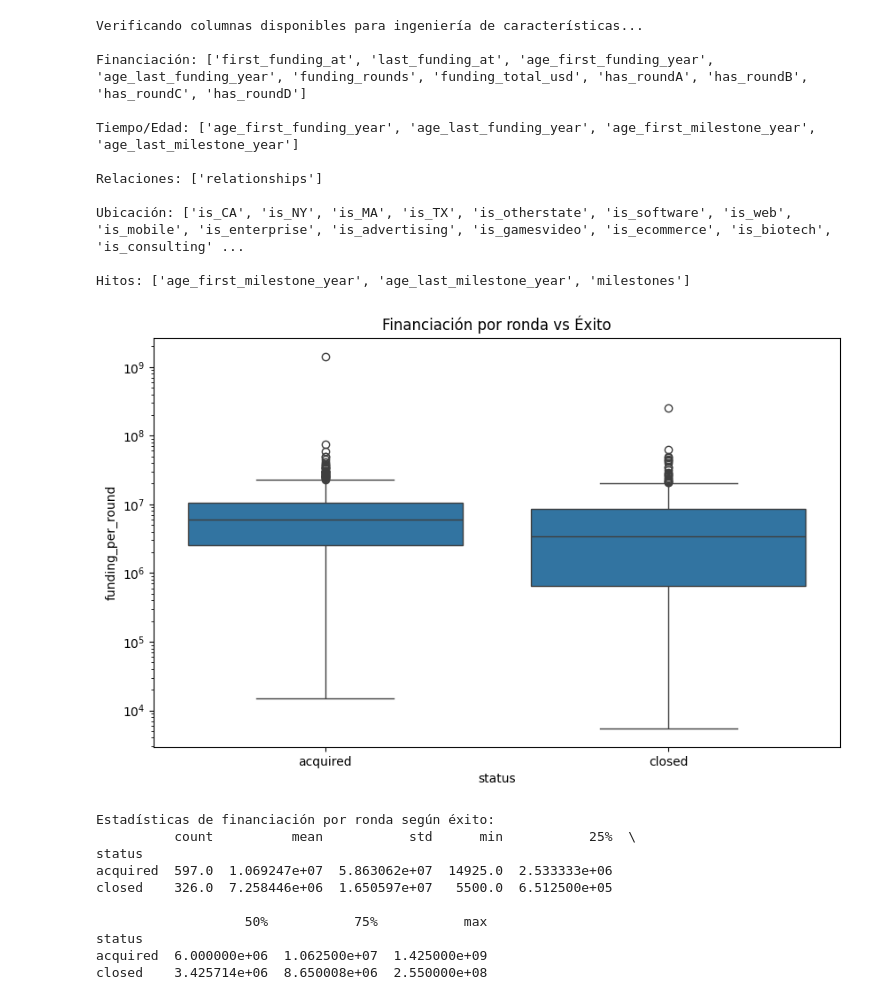
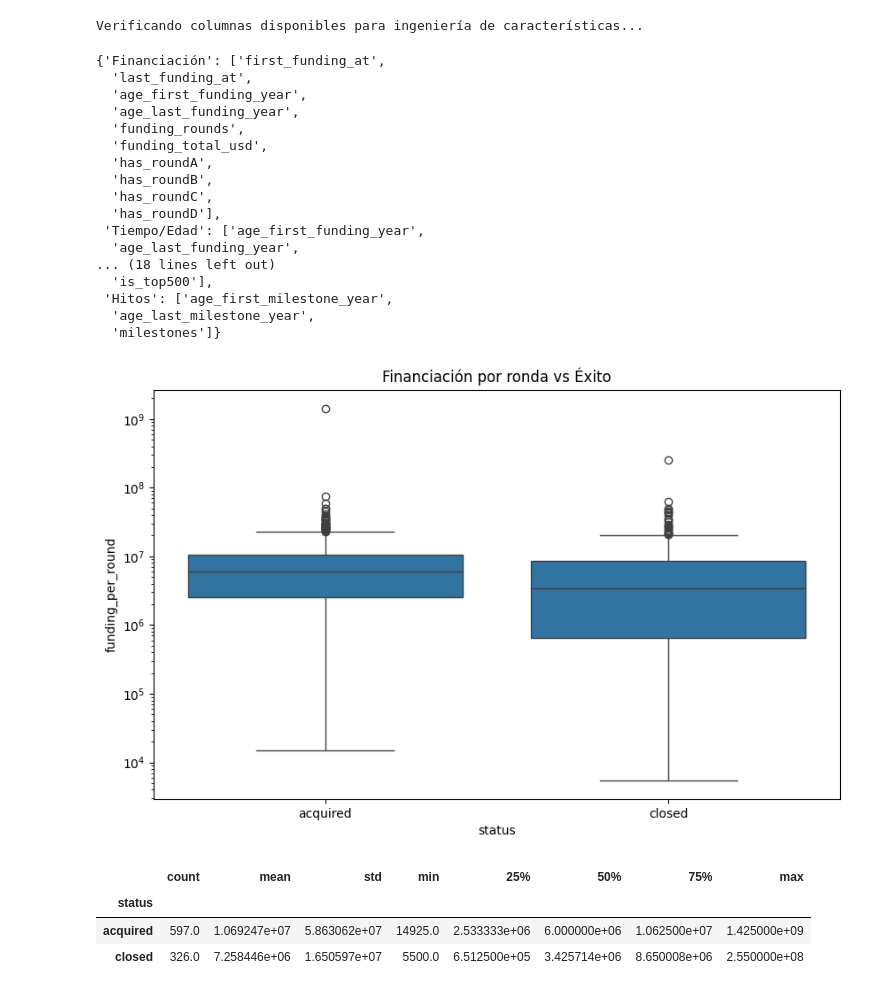
Before and after one commit to AlexLopez-ia/startups-ml, a Jupyter notebook: notebooks/02_feature_engineering.ipynb, the cells around one changed output. Saved outputs shown, nothing was run; the diff lists cells and outputs as text; code cells hidden in the pictures.

```diff
--- a/notebooks/02_feature_engineering.ipynb
+++ b/notebooks/02_feature_engineering.ipynb
@@ -44,47 +46,48 @@ columns_by_type = {
     'Ubicación': [col for col in df.columns if col.startswith('is_')],
     'Hitos': [col for col in df.columns if 'milestone' in col.lower()]
 }
-
-for category, cols in columns_by_type.items():
-    print(f"\n{category}: {cols}")
+display(columns_by_type)
 # %% [output]
 Verificando columnas disponibles para ingeniería de características...
-
-Financiación: ['first_funding_at', 'last_funding_at', 'age_first_funding_year', 'age_last_funding_year', 'funding_rounds', 'funding_total_usd', 'has_roundA', 'has_roundB', 'has_roundC', 'has_roundD']
-
-Tiempo/Edad: ['age_first_funding_year', 'age_last_funding_year', 'age_first_milestone_year', 'age_last_milestone_year']
-
-Relaciones: ['relationships']
-
-Ubicación: ['is_CA', 'is_NY', 'is_MA', 'is_TX', 'is_otherstate', 'is_software', 'is_web', 'is_mobile', 'is_enterprise', 'is_advertising', 'is_gamesvideo', 'is_ecommerce', 'is_biotech', 'is_consulting' ...
-
-Hitos: ['age_first_milestone_year', 'age_last_milestone_year', 'milestones']
+{'Financiación': ['first_funding_at',
+  'last_funding_at',
+  'age_first_funding_year',
+  'age_last_funding_year',
+  'funding_rounds',
+  'funding_total_usd',
+  'has_roundA',
+  'has_roundB',
+  'has_roundC',
+  'has_roundD'],
+ 'Tiempo/Edad': ['age_first_funding_year',
+  'age_last_funding_year',
+... (18 lines left out)
+  'is_top500'],
+ 'Hitos': ['age_first_milestone_year',
+  'age_last_milestone_year',
+  'milestones']}
 # %%
-#Análisis de características de financiación
+from src.features.feature_engineering import add_funding_per_round
+from IPython.display import display
+
+# 1) Crea la feature
 if 'funding_total_usd' in df.columns and 'funding_rounds' in df.columns:
-    # Crear característica de financiación por ronda
-    df['funding_per_round'] = df['funding_total_usd'] / df['funding_rounds'].replace(0, 1)
+    df = add_funding_per_round(df)
 
-    # Visualizar relación con el éxito
-    plt.figure(figsize=(10, 6))
-    sns.boxplot(x=TARGET_COLUMN, y='funding_per_round', data=df)
-    plt.title('Financiación por ronda vs Éxito')
-    plt.yscale('log')
-    plt.savefig('../reports/figures/feature_engineering/funding_per_round.png')
+    # 2) Visualiza con escalado log
+    fig, ax = plt.subplots(figsize=(10,6))
+    sns.boxplot(x=TARGET_COLUMN, y='funding_per_round', data=df, ax=ax)
+    ax.set_yscale('log')
+    ax.set_title('Financiación por ronda vs Éxito')
+    fig.savefig(fig_dir/'funding_per_round.png', bbox_inches='tight')
     plt.show()
 
-    print(f"\nEstadísticas de financiación por ronda según éxito:")
-    print(df.groupby(TARGET_COLUMN)['funding_per_round'].describe())
+    # 3) Estadísticas descriptivas
+    display(df.groupby(TARGET_COLUMN)['funding_per_round'].describe())
 # %% [output]
 [figure]
-Estadísticas de financiación por ronda según éxito:
-          count          mean           std      min           25%  \
-status
-acquired  597.0  1.069247e+07  5.863062e+07  14925.0  2.533333e+06
-closed    326.0  7.258446e+06  1.650597e+07   5500.0  6.512500e+05
-
-                   50%           75%           max
-status
-acquired  6.000000e+06  1.062500e+07  1.425000e+09
-closed    3.425714e+06  8.650008e+06  2.550000e+08
+|  | count | mean | std | min | 25% | 50% | 75% | max |
+| status |  |  |  |  |  |  |  |  |
+| acquired | 597.0 | 1.069247e+07 | 5.863062e+07 | 14925.0 | 2.533333e+06 | 6.000000e+06 | 1.062500e+07 | 1.425000e+09 |
+| closed | 326.0 | 7.258446e+06 | 1.650597e+07 | 5500.0 | 6.512500e+05 | 3.425714e+06 | 8.650008e+06 | 2.550000e+08 |
 # %%
```
Also changed, not shown: parts of 9 cells of this notebook, 6 other files.
